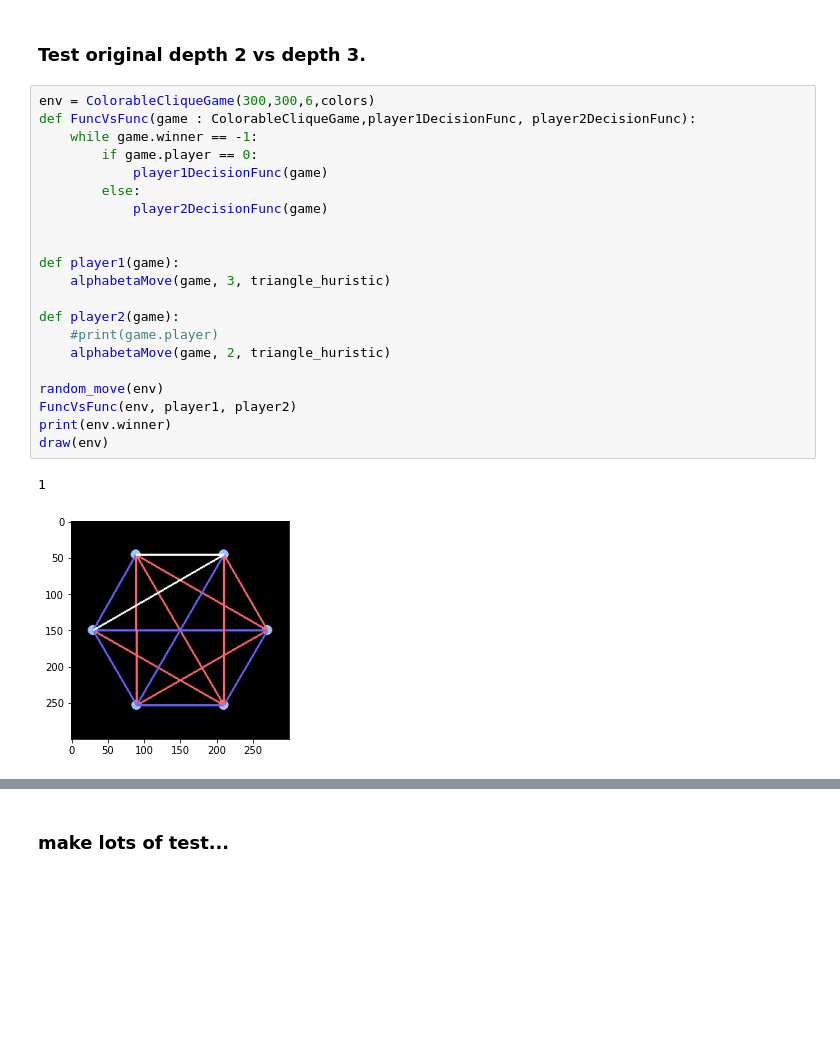
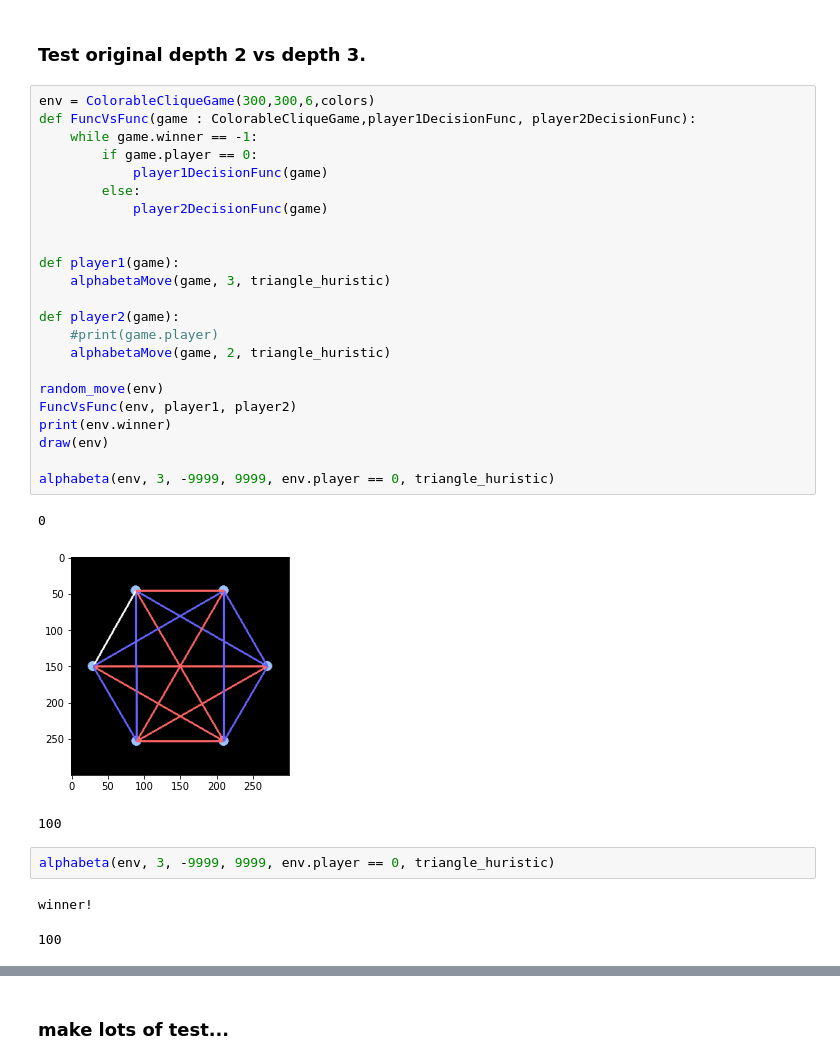
Before and after one commit to mike-tr/SimML, a Jupyter notebook: modeltest.ipynb, the cells around one changed output, grey strips where cells are left out. Saved outputs shown, nothing was run; the diff lists cells and outputs as text; blank space fills up the shorter version.

```diff
--- a/modeltest.ipynb
+++ b/modeltest.ipynb
@@ -56,24 +56,32 @@ print(mean_squared_error(Y, target_predicted))
 # %%
 env = ColorableCliqueGame(300,300,6,colors)
 def FuncVsFunc(game : ColorableCliqueGame,player1DecisionFunc, player2DecisionFunc):
     while game.winner == -1:
         if game.player == 0:
             player1DecisionFunc(game)
         else:
             player2DecisionFunc(game)
 
 
 def player1(game):
     alphabetaMove(game, 3, triangle_huristic)
 
 def player2(game):
     #print(game.player)
     alphabetaMove(game, 2, triangle_huristic)
 
 random_move(env)
 FuncVsFunc(env, player1, player2)
 print(env.winner)
 draw(env)
+
+alphabeta(env, 3, -9999, 9999, env.player == 0, triangle_huristic)
 # %% [output]
-1
+0
-[figure, old version]
+[figure, new version]
+100
+# %%
+alphabeta(env, 3, -9999, 9999, env.player == 0, triangle_huristic)
+# %% [output]
+winner!
+100
```
Also changed, not shown: parts of 19 cells of this notebook, 7 other files.
